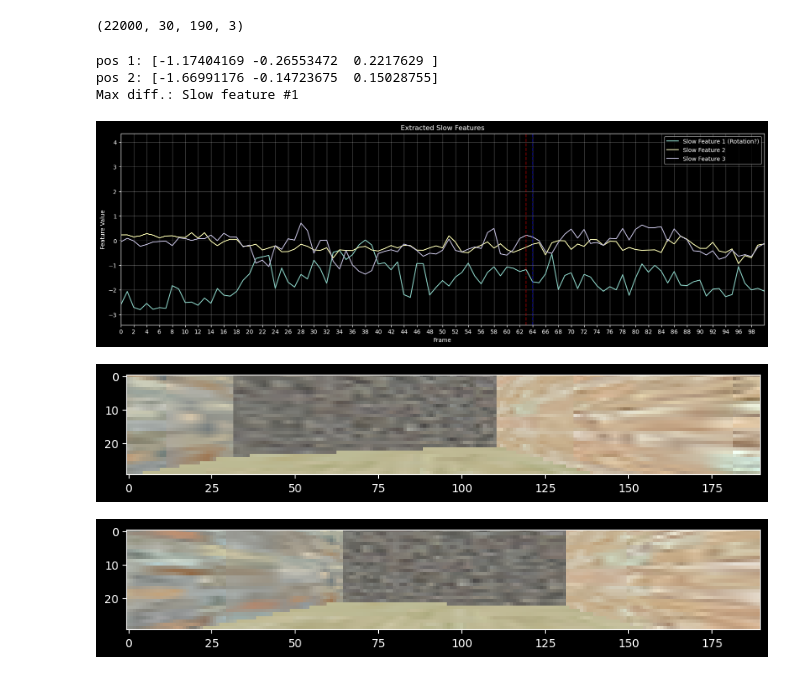
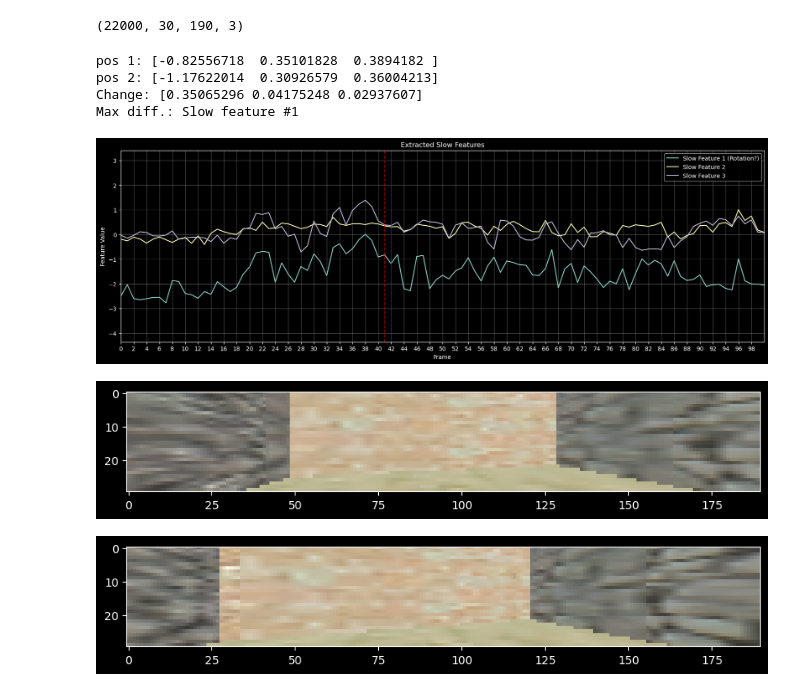
Before and after one commit to PplaysMine/unsupervisedLearning, a Jupyter notebook: keeping_it_clean/main.ipynb, the cells around one changed output. Drawn from its saved outputs; the diff is of its cells as text; code cells hidden in the pictures.

```diff
--- a/keeping_it_clean/main.ipynb
+++ b/keeping_it_clean/main.ipynb
@@ -25,39 +25,41 @@ slow_features = hsfa.transform(images)
 # %%
 fig = plt.figure(figsize=(20, 6))
 ax = fig.add_subplot()
 
-index1 = 63
+index1 = 41
 index2 = index1+1
 
 ax.plot(slow_features[:, 0], label="Slow Feature 1 (Rotation?)")
 ax.plot(slow_features[:, 1], label="Slow Feature 2")
 ax.plot(slow_features[:, 2], label="Slow Feature 3")
 print('pos 1:', slow_features[index1])
 print('pos 2:', slow_features[index2])
+print('Change:', np.abs(slow_features[index1] - slow_features[index2]))
 print(f'Max diff.: Slow feature #{np.argmax(np.abs(slow_features[index1] - slow_features[index2])) + 1}')
 ax.legend()
 ax.grid(alpha=.3)
 hline = ax.axvline(index1, c='r', alpha=.5, linestyle='--')
 hline = ax.axvline(index2, c='b', alpha=.5, linestyle='--')
 plt.title("Extracted Slow Features")
 plt.xlabel("Frame")
 plt.ylabel("Feature Value")
 length = 100
 plt.xlim(0,length)
 plt.xticks(np.arange(0, length, 2))
 
 plt.figure(figsize=(10, 5))
 plt.imshow(data[index1])
 plt.figure(figsize=(10, 5))
 plt.imshow(data[index2])
 plt.show()
 # %% [output]
-pos 1: [-1.17404169 -0.26553472  0.2217629 ]
-pos 2: [-1.66991176 -0.14723675  0.15028755]
+pos 1: [-0.82556718  0.35101828  0.3894182 ]
+pos 2: [-1.17622014  0.30926579  0.36004213]
+Change: [0.35065296 0.04175248 0.02937607]
 Max diff.: Slow feature #1
-[figure, old version]
+[figure, new version]
-[figure, old version]
+[figure, new version]
-[figure, old version]
+[figure, new version]
 # %%
 from minisom import MiniSom
 from tqdm.notebook import tqdm
```
Also changed, not shown: parts of 2 cells of this notebook.
